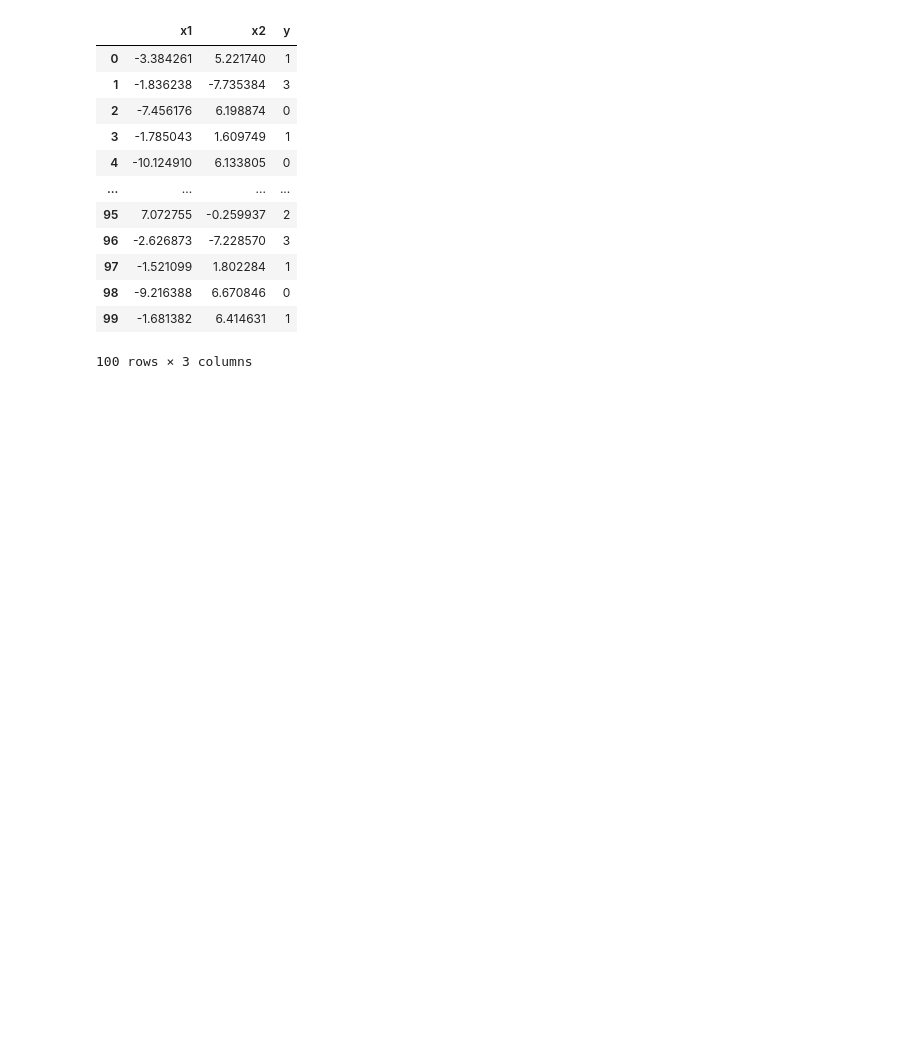
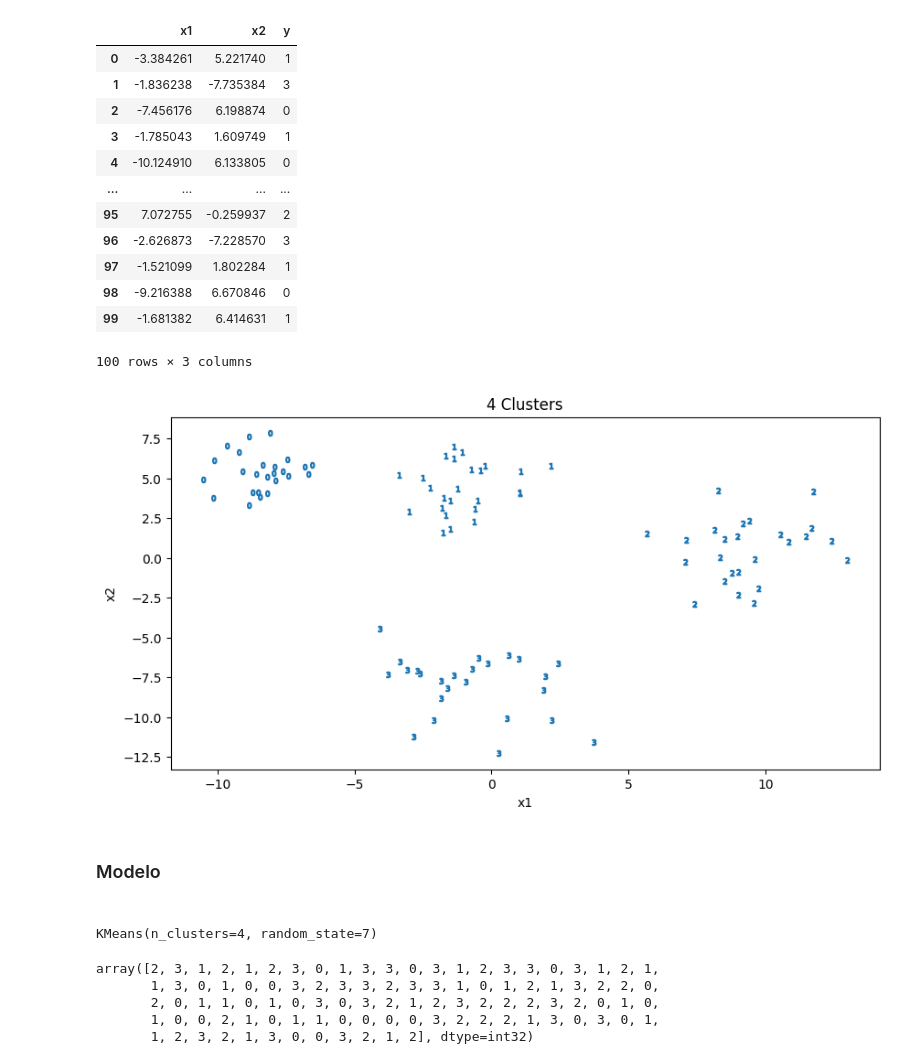
Before and after one commit to GerardoMayel/clustering, a Jupyter notebook: first_cluster.ipynb, the cells around one changed output. Drawn from its saved outputs; the diff is of its cells as text; code cells hidden in the pictures; blank space fills up the shorter version.

Commit message:
se agrega notebooks con primer cluster, 4 clusters

```diff
--- a/first_cluster.ipynb
+++ b/first_cluster.ipynb
@@ -15,14 +16,14 @@ y.shape
 # %% [output]
 (100,)
 # %%
-df = pd.DataFrame(
+df_blobls = pd.DataFrame(
     {
     'x1' : x[:,0],
     'x2': x[:,1],
     'y' : y
     }
         )
-df
+df_blobls
 # %% [output]
 |  | x1 | x2 | y |
 | 0 | -3.384261 | 5.221740 | 1 |
@@ -38,16 +39,24 @@ df
 | 99 | -1.681382 | 6.414631 | 1 |
 100 rows × 3 columns
 # %%
-def plot_2d_clusters(x, y, ax):
-    y_uniques = pd.series(y).unique()
+def plot_2d_clusters(x,y,ax):
+    y_uniques = pd.Series(y).unique()
 
     for cluster in y_uniques:
         x[y==cluster].plot(
-            title=f'''{len(y_uniques)} Clusters''',
+            title=f'{len(y_uniques)} Clusters',
             kind='scatter',
             x='x1',
             y='x2',
-            marker=f'${cluster}'
-            ax=ax
-
+            marker = f'${cluster}$',
+            ax = ax
         )
+# %%
+fig, ax = plt.subplots(1,1, figsize=(10,5))
+x, y = df_blobls[['x1','x2']], df_blobls['y']
+plot_2d_clusters(x,y,ax)
+plt.show()
+# %% [output]
+[figure, added]
+# %% [markdown]
+<h3>Modelo<h3>
@@ -53,0 +65,5 @@ def plot_2d_clusters(x, y, ax):
+# %%
+kmeans = KMeans(n_clusters=4, random_state=7)
+kmeans
+# %% [output]
+KMeans(n_clusters=4, random_state=7)
@@ -53,0 +72,8 @@ def plot_2d_clusters(x, y, ax):
+# %%
+y_pred
+# %% [output]
+array([2, 3, 1, 2, 1, 2, 3, 0, 1, 3, 3, 0, 3, 1, 2, 3, 3, 0, 3, 1, 2, 1,
+       1, 3, 0, 1, 0, 0, 3, 2, 3, 3, 2, 3, 3, 1, 0, 1, 2, 1, 3, 2, 2, 0,
+       2, 0, 1, 1, 0, 1, 0, 3, 0, 3, 2, 1, 2, 3, 2, 2, 2, 3, 2, 0, 1, 0,
+       1, 0, 0, 2, 1, 0, 1, 1, 0, 0, 0, 0, 3, 2, 2, 2, 1, 3, 0, 3, 0, 1,
+       1, 2, 3, 2, 1, 3, 0, 0, 3, 2, 1, 2], dtype=int32)
```
Also changed, not shown: parts of 4 cells of this notebook.
